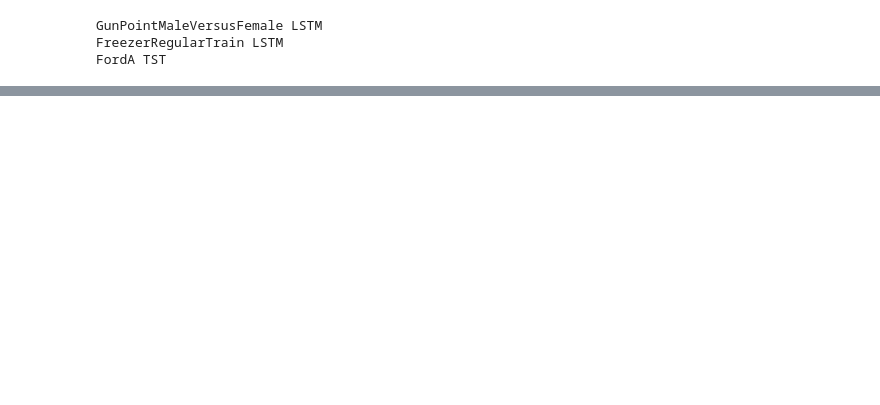
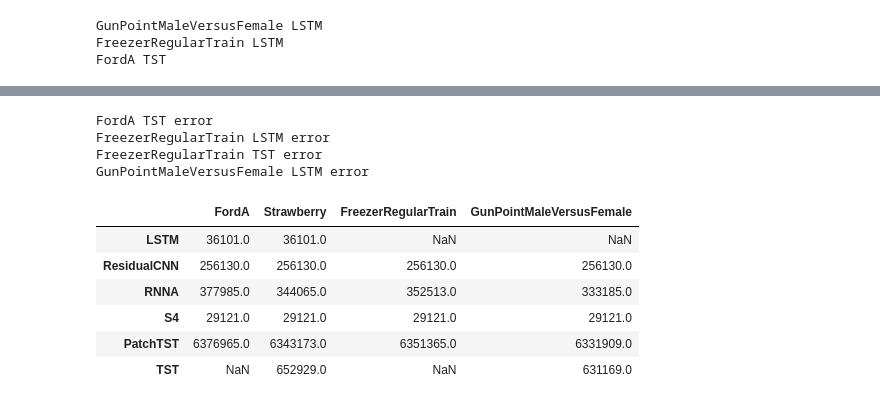
Before and after one commit to petrsokerin/Hidden_adversarial_attacks, a Jupyter notebook: notebooks/get_results.ipynb, the cells around one changed output, grey strips where cells are left out. Saved outputs shown, nothing was run; the diff lists cells and outputs as text; code cells hidden in the pictures; blank space fills up the shorter version.

```diff
--- a/notebooks/get_results.ipynb
+++ b/notebooks/get_results.ipynb
@@ -213,0 +220,58 @@ LSTM GunPointMaleVersusFemale nan
+# %%
+params = pd.DataFrame()
+ds_len = pd.Series()
+# %%
+datasets = ['FordA', 'Strawberry', 'FreezerRegularTrain', 'GunPointMaleVersusFemale']
+models = ['LSTM', 'ResidualCNN', 'RNNA', 'TST', 'S4', 'PatchTST']
+
+device = torch.device('cuda:0' if torch.cuda.is_available() else "cpu")
+
+for ds in datasets:
+    for model in models:
+        try:
+            path = 'results' + '/' + ds + '/' + model + '/attack/fgsm_disc_attack_CLEAN'
+            files = os.listdir(path)
+            file = [f for f in files if f.startswith('config_2024')]
+
+            if len(file) > 0:
+                cfg = OmegaConf.load(path + '/' + file[-1])
+
+            else:
+                GlobalHydra.instance().clear()
+                initialize(config_path= '../' + path + '/config_folder')
+                cfg = compose('attack_run_config.yaml')
+
+            attack_model_path = os.path.join(
+                cfg["model_folder"],
+                f"model_{cfg['model_id_attack']}_{cfg['dataset']['name']}.pt",
+            )
+
+            attack_model = get_model(
+                cfg["attack_model"]["name"],
+                cfg["attack_model"]["params"],
+                path=attack_model_path,
+                device=device,
+                train_mode=cfg["attack_model"]["attack_train_mode"],
+            )
+            param_num = sum(p.numel() for p in attack_model.parameters())
+
+            params.loc[model, ds] = param_num
+            ds_len[ds] = cfg['dataset']['seq_len']
+
+        except:
+            print(ds, model, 'error')
+# %% [output]
+FordA TST error
+FreezerRegularTrain LSTM error
+FreezerRegularTrain TST error
+GunPointMaleVersusFemale LSTM error
+# %%
+params
+# %% [output]
+|  | FordA | Strawberry | FreezerRegularTrain | GunPointMaleVersusFemale |
+| LSTM | 36101.0 | 36101.0 | NaN | NaN |
+| ResidualCNN | 256130.0 | 256130.0 | 256130.0 | 256130.0 |
+| RNNA | 377985.0 | 344065.0 | 352513.0 | 333185.0 |
+| S4 | 29121.0 | 29121.0 | 29121.0 | 29121.0 |
+| PatchTST | 6376965.0 | 6343173.0 | 6351365.0 | 6331909.0 |
+| TST | NaN | 652929.0 | NaN | 631169.0 |
```
Also changed, not shown: parts of 14 cells of this notebook.
